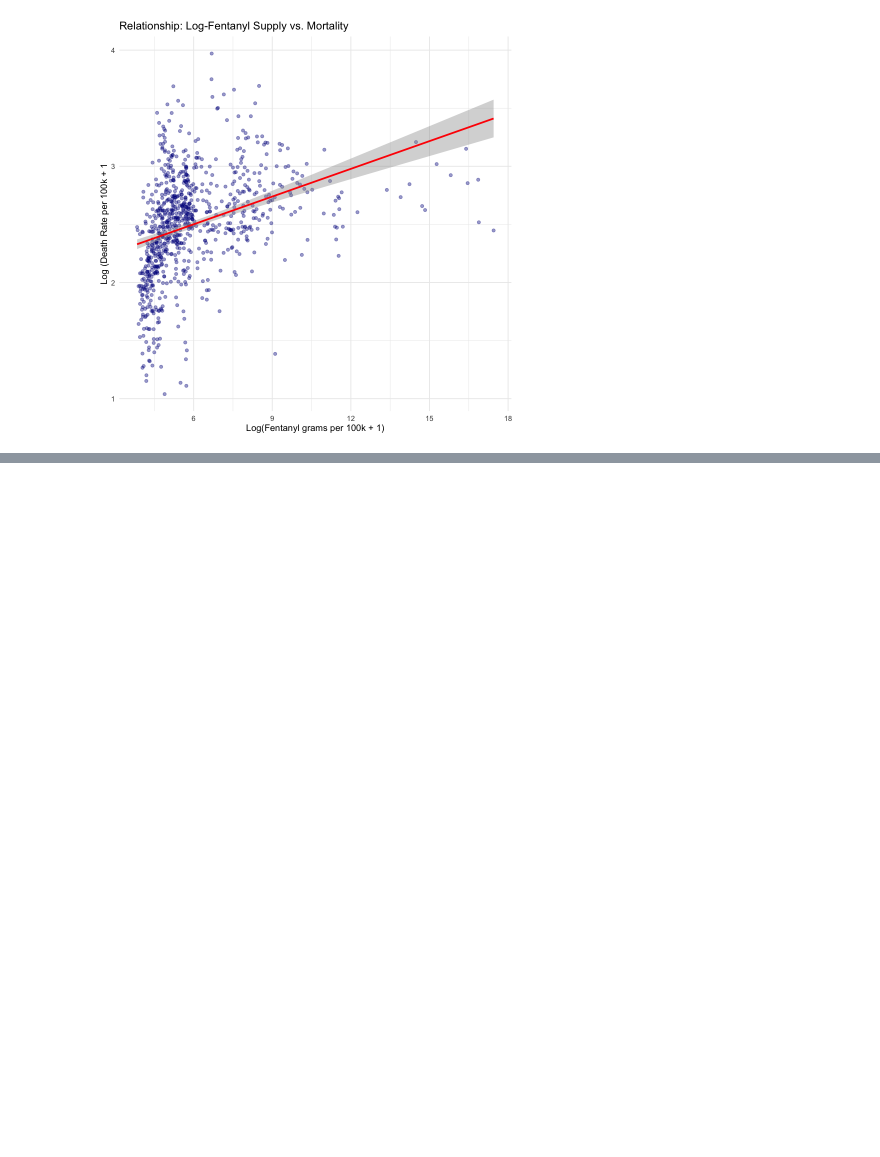
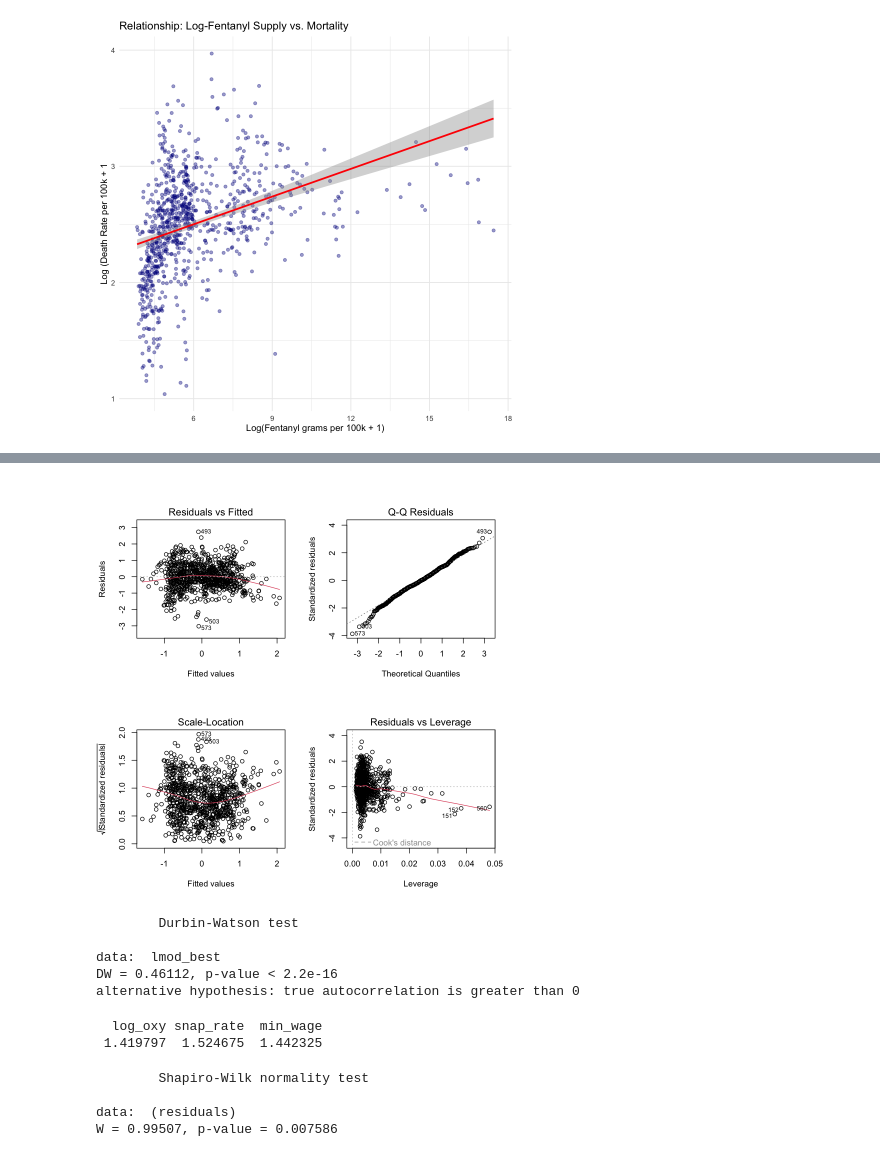
Before and after one commit to amberteetsel/opioid-crisis, a Jupyter notebook: src/mlr.ipynb, the cells around one changed output, grey strips where cells are left out. Saved outputs shown, nothing was run; the diff lists cells and outputs as text; code cells hidden in the pictures; blank space fills up the shorter version.

```diff
--- a/src/mlr.ipynb
+++ b/src/mlr.ipynb
@@ -105,0 +183,4 @@ ggplot(df, aes(x = log_fent, y = log_death_rate)) +
+# %%
+# Ideal MLR Model
+lmod_best <- lm(log_death_rate ~ log_oxy + snap_rate + min_wage, data = df)
+summary(lmod_best)
@@ -105,0 +208,27 @@ ggplot(df, aes(x = log_fent, y = log_death_rate)) +
+# %%
+par(mfrow = c(2, 2))
+plot(lmod_best)
+# %% [output]
+[figure, added]
+# %%
+dwtest(lmod_best)
+# %% [output]
+        Durbin-Watson test
+
+data:  lmod_best
+DW = 0.46112, p-value < 2.2e-16
+alternative hypothesis: true autocorrelation is greater than 0
+# %%
+vif(lmod_best)
+# %% [output]
+  log_oxy snap_rate  min_wage
+ 1.419797  1.524675  1.442325
+# %%
+# Shapiro-Wilk Test for Normality of Residuals
+residuals = resid(lmod_best)
+shapiro.test((residuals))
+# %% [output]
+        Shapiro-Wilk normality test
+
+data:  (residuals)
+W = 0.99507, p-value = 0.007586
```
Also changed, not shown: parts of 12 cells of this notebook, 4 other files.
